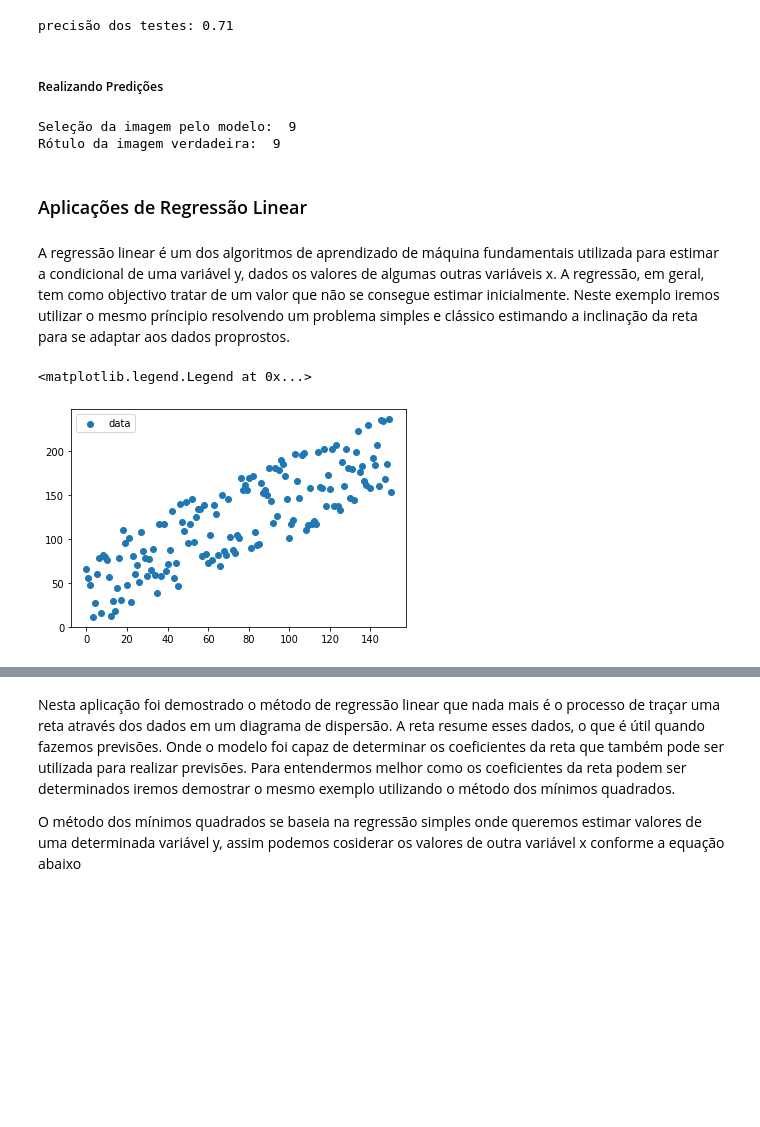
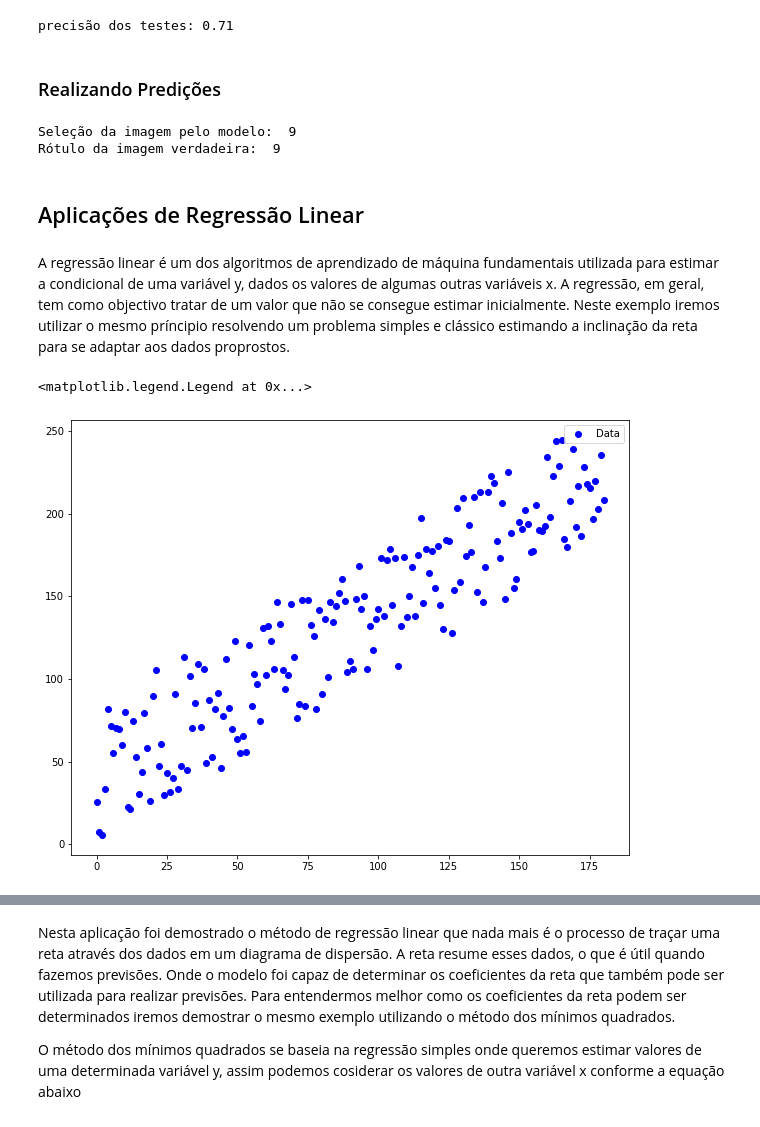
Before and after one commit to silasabs/PIVIC-PIBIC-Comunicacoes-Opticas, a Jupyter notebook: jupyter notebooks/Introduction_ANNs.ipynb, the cells around one changed output, grey strips where cells are left out. Drawn from its saved outputs; the diff is of its cells as text; code cells hidden in the pictures; blank space fills up the shorter version.

```diff
--- a/jupyter notebooks/Introduction_ANNs.ipynb
+++ b/jupyter notebooks/Introduction_ANNs.ipynb
@@ -493,7 +493,7 @@ print('precisão dos testes: {:.2f}'.format(test_acc))
 # %% [output]
 precisão dos testes: 0.71
 # %% [markdown]
-##### Realizando Predições
+### Realizando Predições
 # %%
 # Realizando a predição
 predictions = model.predict(test_images)
@@ -515,20 +515,21 @@ Rótulo da imagem verdadeira:  9
 # model.save('Introduction_ANNs_classfication.h5')
 # %% [markdown]
 <a id="heading--2-2"></a>
-### Aplicações de Regressão Linear
+## Aplicações de Regressão Linear
 # %% [markdown]
 A regressão linear é um dos algoritmos de aprendizado de máquina fundamentais utilizada para estimar a condicional de uma variável y, dados os valores de algumas outras variáveis x. A regressão, em geral, tem como objectivo tratar de um valor que não se consegue estimar inicialmente. Neste exemplo iremos utilizar o mesmo príncipio resolvendo um problema simples e clássico estimando a inclinação da reta para se adaptar aos dados proprostos.
 # %%
-data = np.linspace(0, 150, 151)
-random_data = data + 95 * np.random.random((len(data)))  # Gerando dados aleatórios. Ruídos sobre os dados.
+data = np.linspace(0, 180, 181)
+random_data = data + 85 * np.random.random((len(data)))  # Gerando dados aleatórios. Ruídos sobre os dados.
 
 # Apresentação dos dados de amostragem
-plt.scatter(data, random_data, label = 'data')
+plt.figure(num=None, figsize=(10,8))
+plt.scatter(data, random_data, label = 'Data', color='b')
 plt.legend()
 #plt.grid()
 # %% [output]
 <matplotlib.legend.Legend at 0x...>
-[figure, old version]
+[figure, new version]
 # %%
 # Iremos modelar a reta y = m * x + b com apenas um único neurônio.
 stop = EarlyStopping(monitor='val_loss', patience=5)
```
Also changed, not shown: parts of 13 cells of this notebook.
